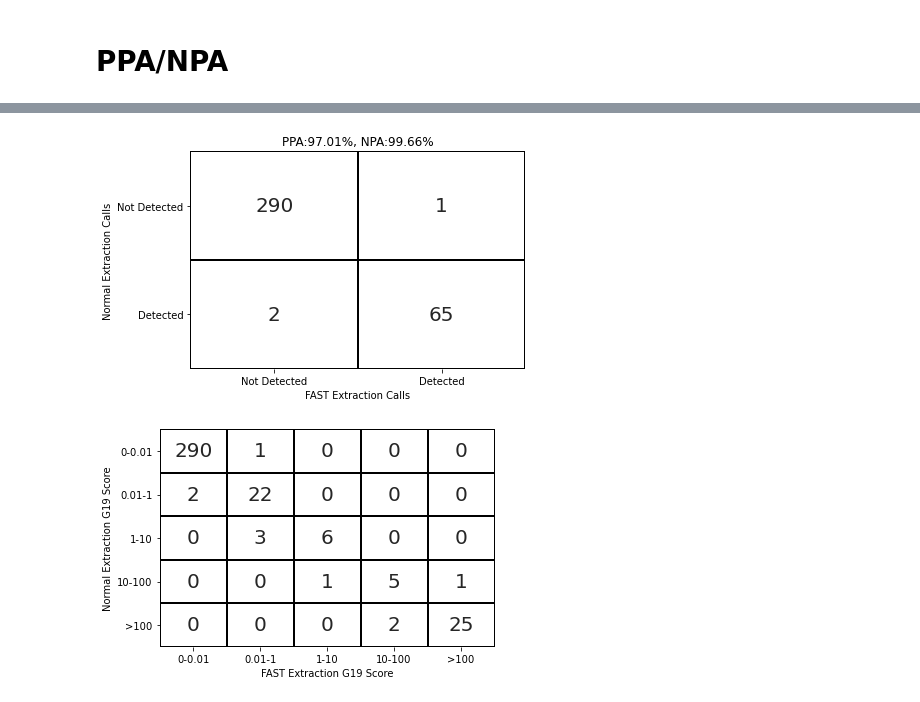
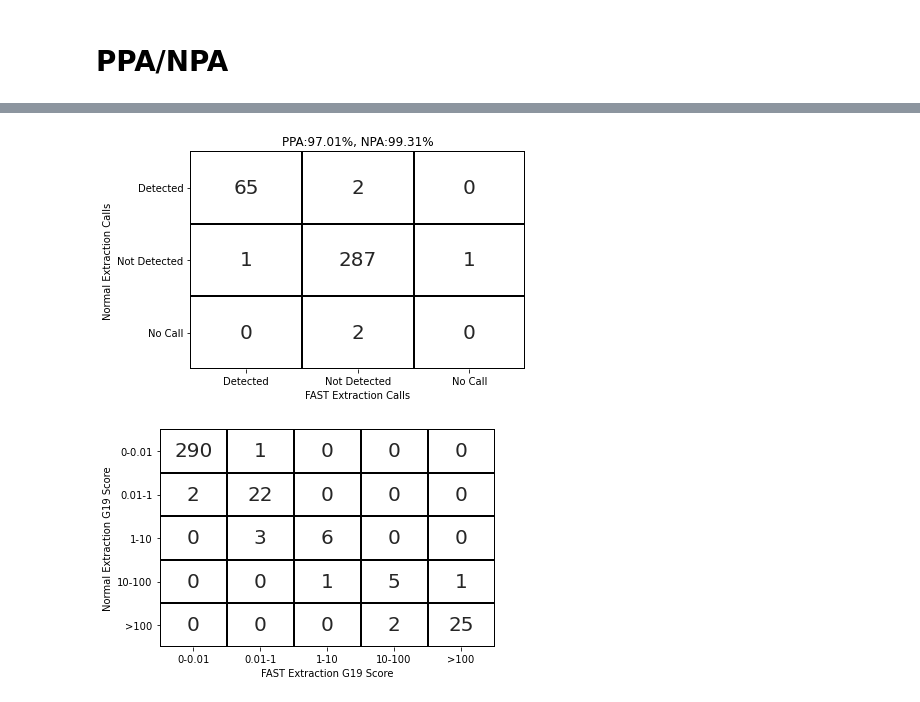
Before and after one commit to gh-bshih/g19_analysis, a Jupyter notebook: 201210_FastConcordance#1.ipynb, the cells around one changed output, grey strips where cells are left out. Drawn from its saved outputs; the diff is of its cells as text; code cells hidden in the pictures.

```diff
--- a/201210_FastConcordance#1.ipynb
+++ b/201210_FastConcordance#1.ipynb
@@ -34,7 +34,7 @@ df['sample_count'] = 1
 
 df['total_detected'] = df['call'].map({'not_detected': 0,
                                        'detected': 1,
-                                       'no_call': 0})
+                                       'no_call': np.nan})
 
 df['category'] = pd.cut(df['median_covid_ratio'],
                         [-np.inf, 0.01, 1, 10, 100, np.inf], labels=labels)
@@ -97,25 +97,27 @@ binning_fast
 # %%
-true_calls = list(combined.total_detected_norm.values)
-fast_calls = list(combined.total_detected_fast.values)
+call_labels = ['detected', 'not_detected', 'no_call']
 
-cf_matrix = metrics.confusion_matrix(true_calls, fast_calls)
+true_calls = list(combined.call_norm.values)
+fast_calls = list(combined.call_fast.values)
+
+cf_matrix = metrics.confusion_matrix(true_calls, fast_calls, labels=call_labels)
 ax = sns.heatmap(cf_matrix, cmap=ListedColormap(['white']),
                  annot=True, annot_kws={"size": 20}, fmt='d',
                  cbar=False, linewidths=1, linecolor='black')
 
-ax.set_xticklabels(['Not Detected', 'Detected'])
-ax.set_yticklabels(['Not Detected', 'Detected'])
+ax.set_xticklabels(['Detected', 'Not Detected', 'No Call'])
+ax.set_yticklabels(['Detected', 'Not Detected', 'No Call'])
 ax.set_xlabel('FAST Extraction Calls')
 ax.set_ylabel('Normal Extraction Calls')
 
-tn, fp, fn, tp = cf_matrix.ravel()
+a,b,c,d,e,f,g,h,i = cf_matrix.ravel()
 
-plt.title(f'PPA:{(tp*100/(tp+fn)):.2f}%, NPA:{(tn*100/(tn+fp)):.2f}%')
+plt.title(f'PPA:{(a*100/(a+b+c)):.2f}%, NPA:{(e*100/(d+e+f)):.2f}%')
 
 plt.yticks(rotation=0)
 plt.show()
 # %% [output]
-[figure, old version]
+[figure, new version]
 # %%
 true_calls = list(combined.category_norm.values)
 fast_calls = list(combined.category_fast.values)
```
Also changed, not shown: parts of 5 cells of this notebook.
